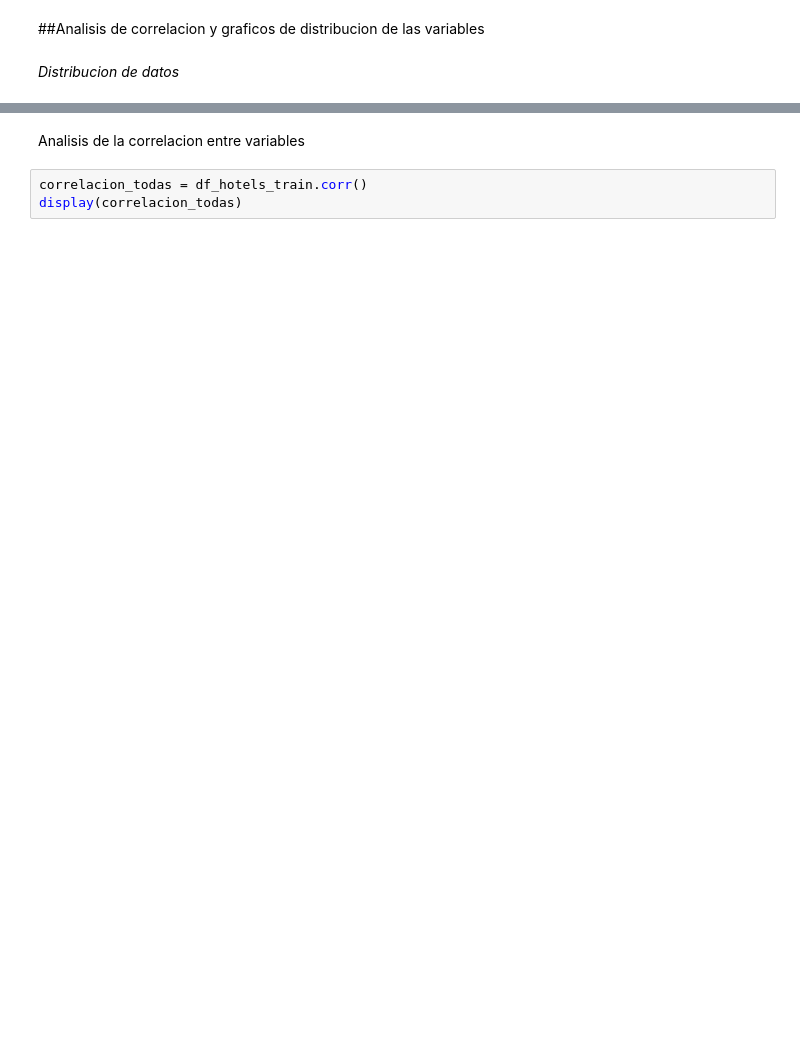
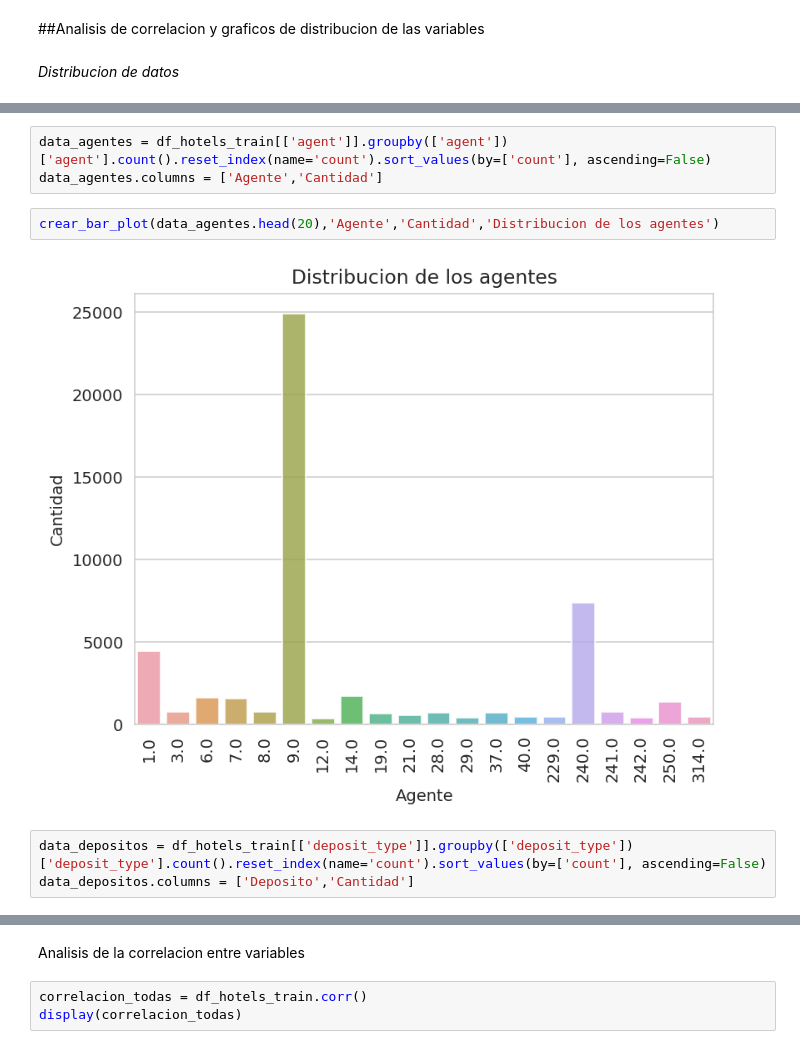
Before and after one commit to franciscoL0pez/TrabajosPracticosOrganizacionDeDatos1C2023, a Jupyter notebook: Tp_1.ipynb, the cells around one changed output, grey strips where cells are left out. Drawn from its saved outputs; the diff is of its cells as text; blank space fills up the shorter version.

```diff
--- a/Tp_1.ipynb
+++ b/Tp_1.ipynb
@@ -186,0 +249,10 @@ graf_de_agent.plot(kind='bar')
+# %%
+data_agentes = df_hotels_train[['agent']].groupby(['agent'])['agent'].count().reset_index(name='count').sort_values(by=['count'], ascending=False)
+data_agentes.columns = ['Agente','Cantidad']
+# %%
+crear_bar_plot(data_agentes.head(20),'Agente','Cantidad','Distribucion de los agentes')
+# %% [output]
+[figure, added]
+# %%
+data_depositos = df_hotels_train[['deposit_type']].groupby(['deposit_type'])['deposit_type'].count().reset_index(name='count').sort_values(by=['count'], ascending=False)
+data_depositos.columns = ['Deposito','Cantidad']
```
Also changed, not shown: parts of 43 cells of this notebook.
